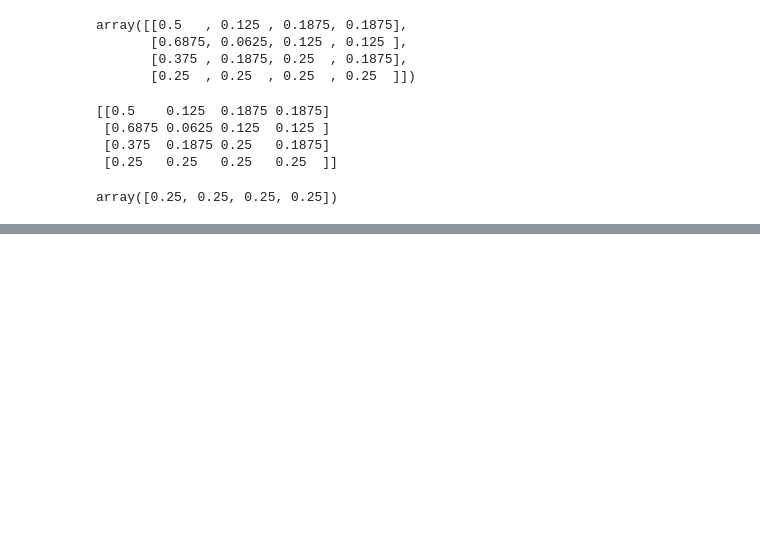
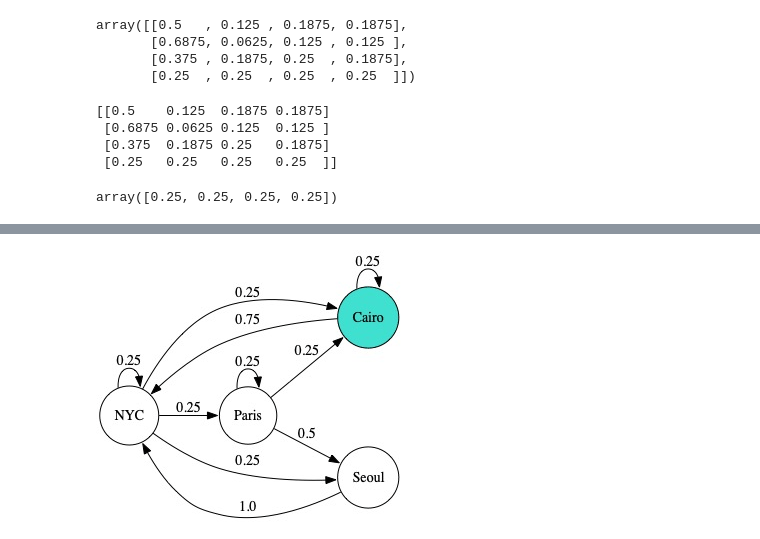
Before and after one commit to ardiantovn/markovchain, a Jupyter notebook: markovchain.ipynb, the cells around one changed output, grey strips where cells are left out. Saved outputs shown, nothing was run; the diff lists cells and outputs as text; code cells hidden in the pictures; blank space fills up the shorter version.

Commit message:
feat: markov chain gif

```diff
--- a/markovchain.ipynb
+++ b/markovchain.ipynb
@@ -156,0 +188,15 @@ Image(fname+'.jpeg')
+# %%
+def generate_gif(png_dir = './',
+                 save_as = './markov_chain.gif',
+                 duration=1000):
+    images = []
+    for file_name in sorted(os.listdir(png_dir)):
+        if file_name.endswith('.jpeg'):
+            file_path = os.path.join(png_dir, file_name)
+            images.append(imageio.imread(file_path))
+    imageio.mimsave(save_as, images, 'GIF', duration=duration)
+    return save_as
+gif_img = generate_gif()
+Image(gif_img)
+# %% [output]
+[figure, added]
```
Also changed, not shown: parts of 2 cells of this notebook, 10 other files.
